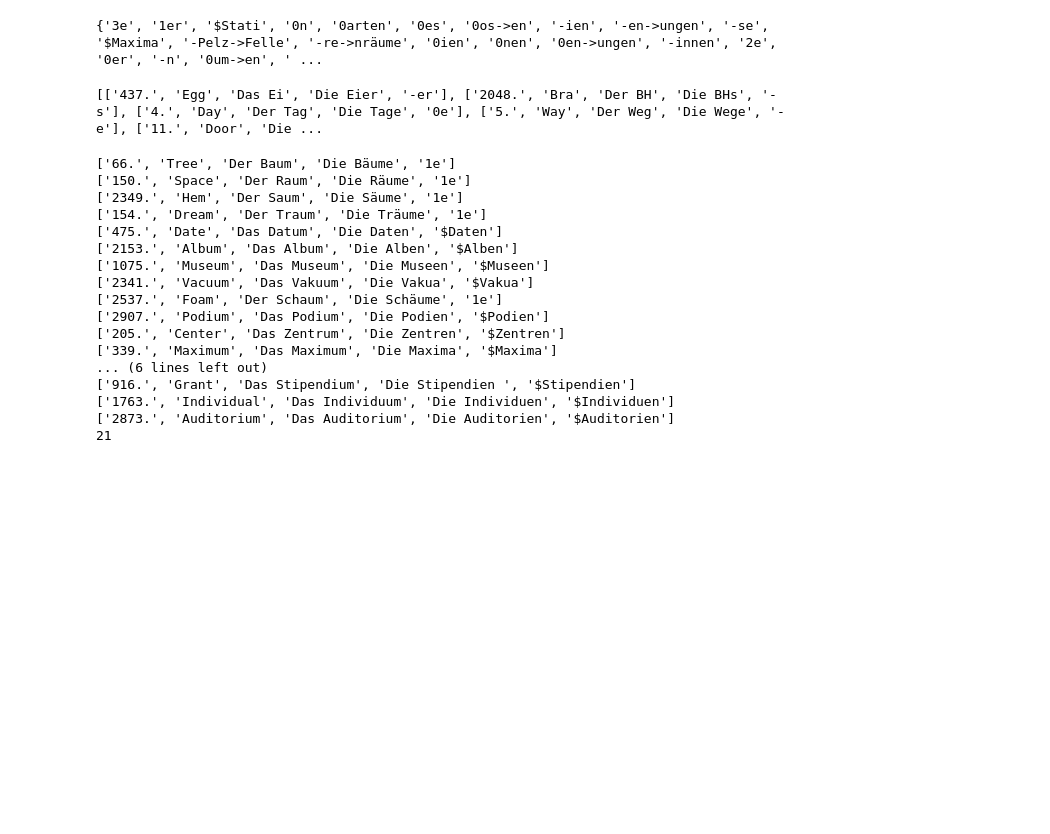
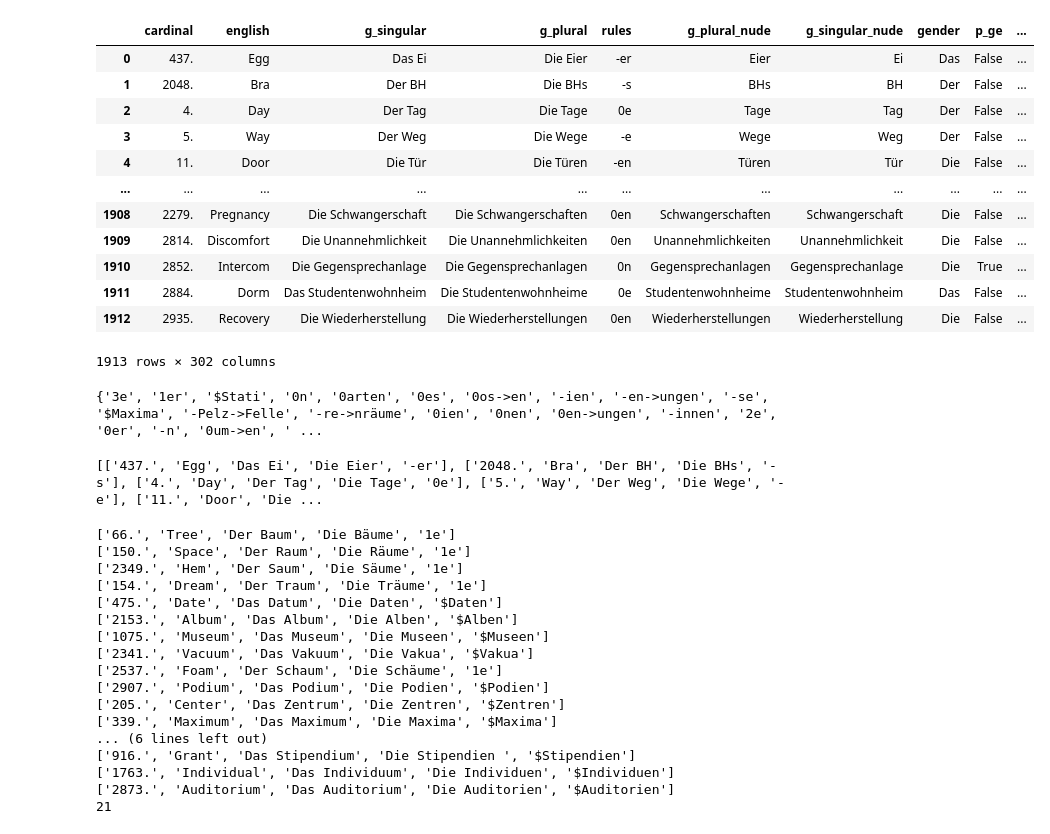
Before and after one commit to JonothorDarry/Szwabszczyzna, a Jupyter notebook: Germanization.ipynb, the cells around one changed output. Saved outputs shown, nothing was run; the diff lists cells and outputs as text; code cells hidden in the pictures; blank space fills up the shorter version.

```diff
--- a/Germanization.ipynb
+++ b/Germanization.ipynb
@@ -240,8 +242,8 @@ Key i:
 ['510.', 'University', 'Die Universität', 'Die Universitäten', '0en']
 # %%
 df = pd.DataFrame(pluralized_data, columns=('cardinal', 'english', 'g_singular', 'g_plural', 'rules'))
-df['g_plural_nude'] = df['g_plural'][3:]
-df['g_singular_nude'] = df['g_singular'][3:]
+df['g_plural_nude'] = df['g_plural'].apply(lambda x: x[4:].strip())
+df['g_singular_nude'] = df['g_singular'].apply(lambda x: x[4:].strip())
 df['gender'] = df['g_singular'].apply(lambda x: x[:3])
 df['p_ge'] = df['g_singular'].apply(lambda x: True if x[4:6] == 'Ge' else False)
 
@@ -296,3 +320,19 @@ alkdfhkjsdäen
+# %%
+df
+# %% [output]
+|  | cardinal | english | g_singular | g_plural | rules | g_plural_nude | g_singular_nude | gender | p_ge | ... |
+| 0 | 437. | Egg | Das Ei | Die Eier | -er | Eier | Ei | Das | False | ... |
+| 1 | 2048. | Bra | Der BH | Die BHs | -s | BHs | BH | Der | False | ... |
+| 2 | 4. | Day | Der Tag | Die Tage | 0e | Tage | Tag | Der | False | ... |
+| 3 | 5. | Way | Der Weg | Die Wege | -e | Wege | Weg | Der | False | ... |
+| 4 | 11. | Door | Die Tür | Die Türen | -en | Türen | Tür | Die | False | ... |
+| ... | ... | ... | ... | ... | ... | ... | ... | ... | ... | ... |
+| 1908 | 2279. | Pregnancy | Die Schwangerschaft | Die Schwangerschaften | 0en | Schwangerschaften | Schwangerschaft | Die | False | ... |
+| 1909 | 2814. | Discomfort | Die Unannehmlichkeit | Die Unannehmlichkeiten | 0en | Unannehmlichkeiten | Unannehmlichkeit | Die | False | ... |
+| 1910 | 2852. | Intercom | Die Gegensprechanlage | Die Gegensprechanlagen | 0n | Gegensprechanlagen | Gegensprechanlage | Die | True | ... |
+| 1911 | 2884. | Dorm | Das Studentenwohnheim | Die Studentenwohnheime | 0e | Studentenwohnheime | Studentenwohnheim | Das | False | ... |
+| 1912 | 2935. | Recovery | Die Wiederherstellung | Die Wiederherstellungen | 0en | Wiederherstellungen | Wiederherstellung | Die | False | ... |
+1913 rows × 302 columns
 # %%
 print(set(df['rules']))
 # %% [output]
```
Also changed, not shown: parts of 6 cells of this notebook, 1 other file.
